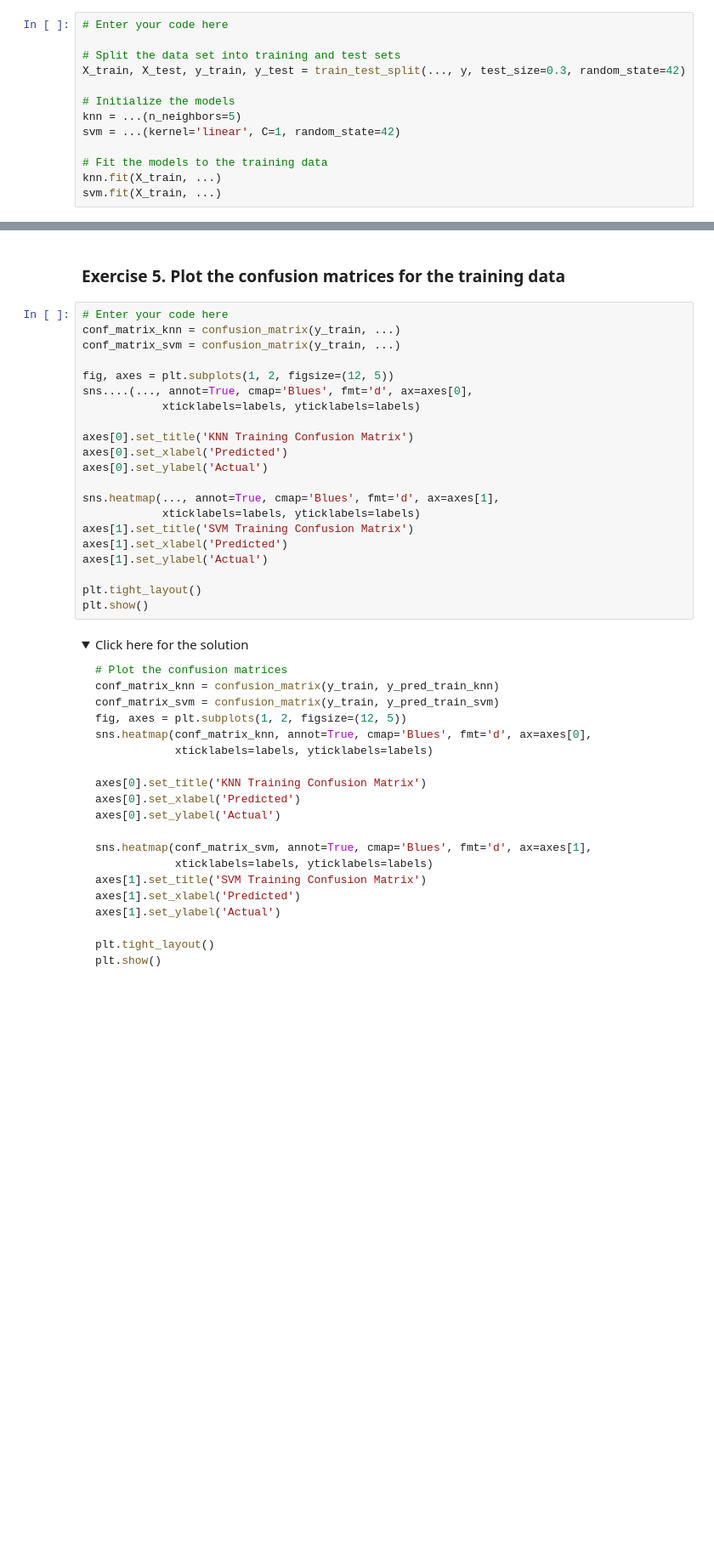
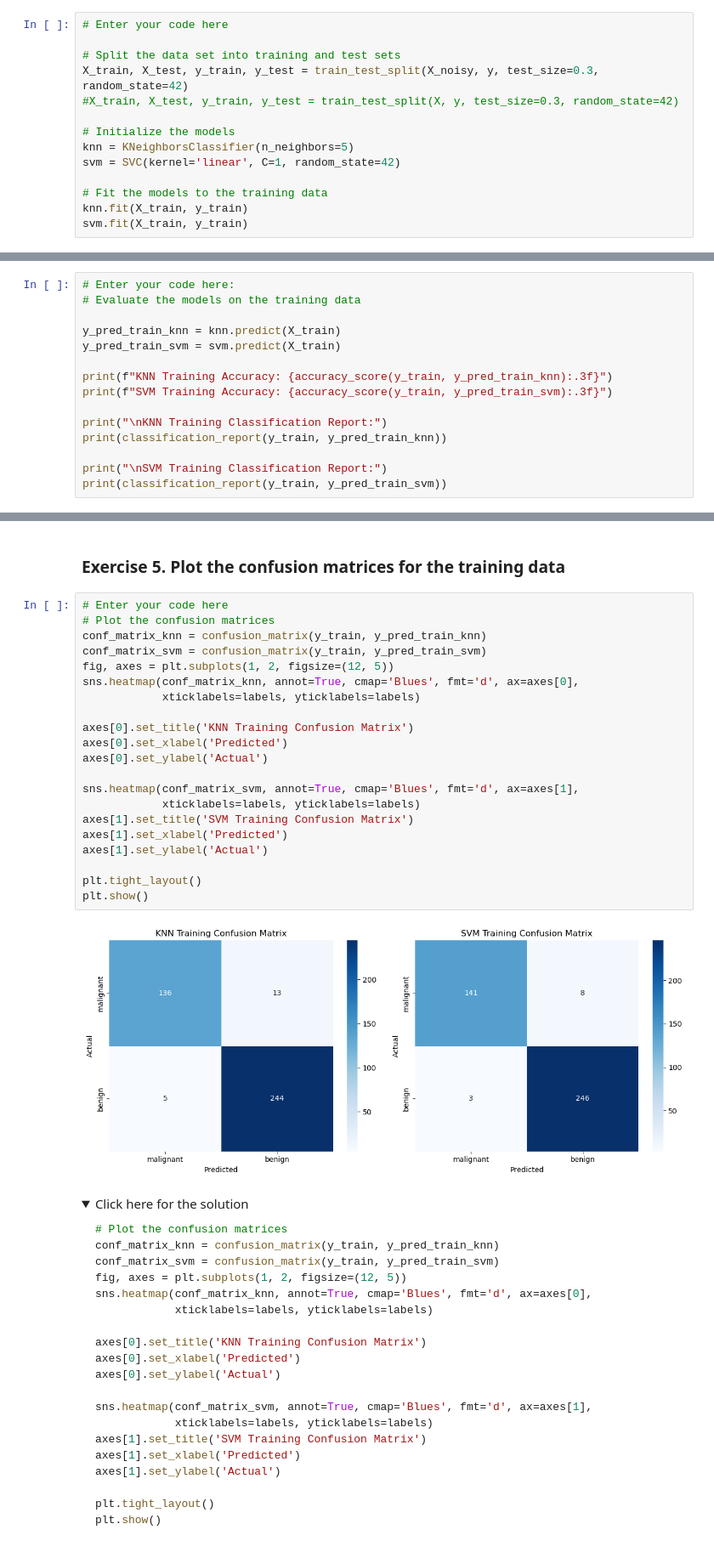
Before and after one commit to stevenkhwun/P4DS, a Jupyter notebook: IBM_Python_Data_Science/Machine_Learning_with_Python/15_Evaluating Classification Models.ipynb, the cells around one changed output, grey strips where cells are left out. Shown at 85% size. Drawn from its saved outputs; the diff is of its cells as text; folded sections open; blank space fills up the shorter version.

```diff
--- a/IBM_Python_Data_Science/Machine_Learning_with_Python/15_Evaluating Classification Models.ipynb
+++ b/IBM_Python_Data_Science/Machine_Learning_with_Python/15_Evaluating Classification Models.ipynb
@@ -144,12 +190,13 @@ plt.show()
 # Enter your code here
 
 # Split the data set into training and test sets
-X_train, X_test, y_train, y_test = train_test_split(..., y, test_size=0.3, random_state=42)
+X_train, X_test, y_train, y_test = train_test_split(X_noisy, y, test_size=0.3, random_state=42)
+#X_train, X_test, y_train, y_test = train_test_split(X, y, test_size=0.3, random_state=42)
 
 # Initialize the models
-knn = ...(n_neighbors=5)
-svm = ...(kernel='linear', C=1, random_state=42)
+knn = KNeighborsClassifier(n_neighbors=5)
+svm = SVC(kernel='linear', C=1, random_state=42)
 
 # Fit the models to the training data
-knn.fit(X_train, ...)
-svm.fit(X_train, ...)
+knn.fit(X_train, y_train)
+svm.fit(X_train, y_train)
@@ -249,0 +315,15 @@ y_pred_train_svm = ...
+# %%
+# Enter your code here:
+# Evaluate the models on the training data
+
+y_pred_train_knn = knn.predict(X_train)
+y_pred_train_svm = svm.predict(X_train)
+
+print(f"KNN Training Accuracy: {accuracy_score(y_train, y_pred_train_knn):.3f}")
+print(f"SVM Training Accuracy: {accuracy_score(y_train, y_pred_train_svm):.3f}")
+
+print("\nKNN Training Classification Report:")
+print(classification_report(y_train, y_pred_train_knn))
+
+print("\nSVM Training Classification Report:")
+print(classification_report(y_train, y_pred_train_svm))
@@ -270,25 +386,27 @@ print(classification_report(y_train, y_pred_train_svm))
 ### Exercise 5. Plot the confusion matrices for the training data
 # %%
 # Enter your code here
-conf_matrix_knn = confusion_matrix(y_train, ...)
-conf_matrix_svm = confusion_matrix(y_train, ...)
-
+# Plot the confusion matrices
+conf_matrix_knn = confusion_matrix(y_train, y_pred_train_knn)
+conf_matrix_svm = confusion_matrix(y_train, y_pred_train_svm)
 fig, axes = plt.subplots(1, 2, figsize=(12, 5))
-sns....(..., annot=True, cmap='Blues', fmt='d', ax=axes[0],
+sns.heatmap(conf_matrix_knn, annot=True, cmap='Blues', fmt='d', ax=axes[0],
             xticklabels=labels, yticklabels=labels)
 
 axes[0].set_title('KNN Training Confusion Matrix')
 axes[0].set_xlabel('Predicted')
 axes[0].set_ylabel('Actual')
 
-sns.heatmap(..., annot=True, cmap='Blues', fmt='d', ax=axes[1],
+sns.heatmap(conf_matrix_svm, annot=True, cmap='Blues', fmt='d', ax=axes[1],
             xticklabels=labels, yticklabels=labels)
 axes[1].set_title('SVM Training Confusion Matrix')
 axes[1].set_xlabel('Predicted')
 axes[1].set_ylabel('Actual')
 
 plt.tight_layout()
 plt.show()
+# %% [output]
+[figure, added]
 # %% [markdown]
 <details><summary>Click here for the solution</summary>
 
```
Also changed, not shown: parts of 16 cells of this notebook.
